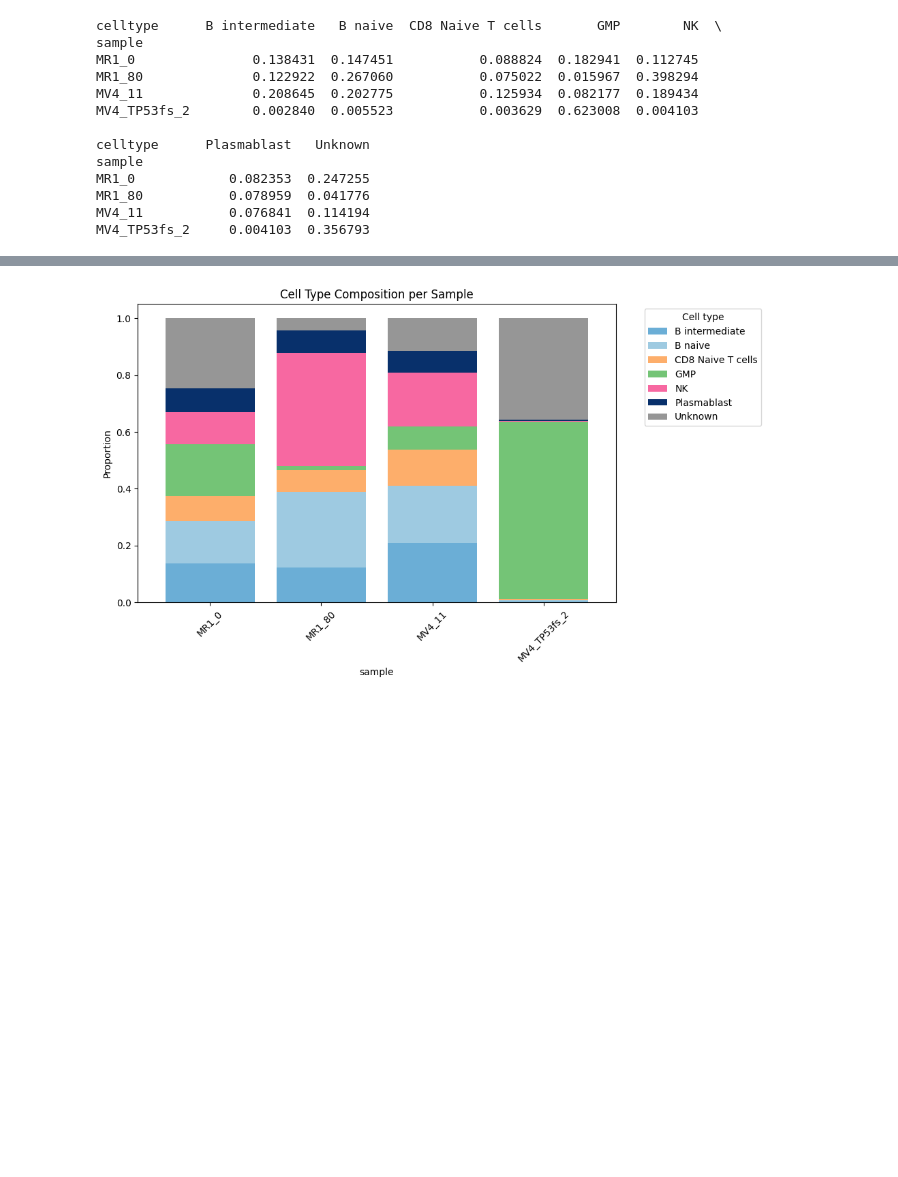
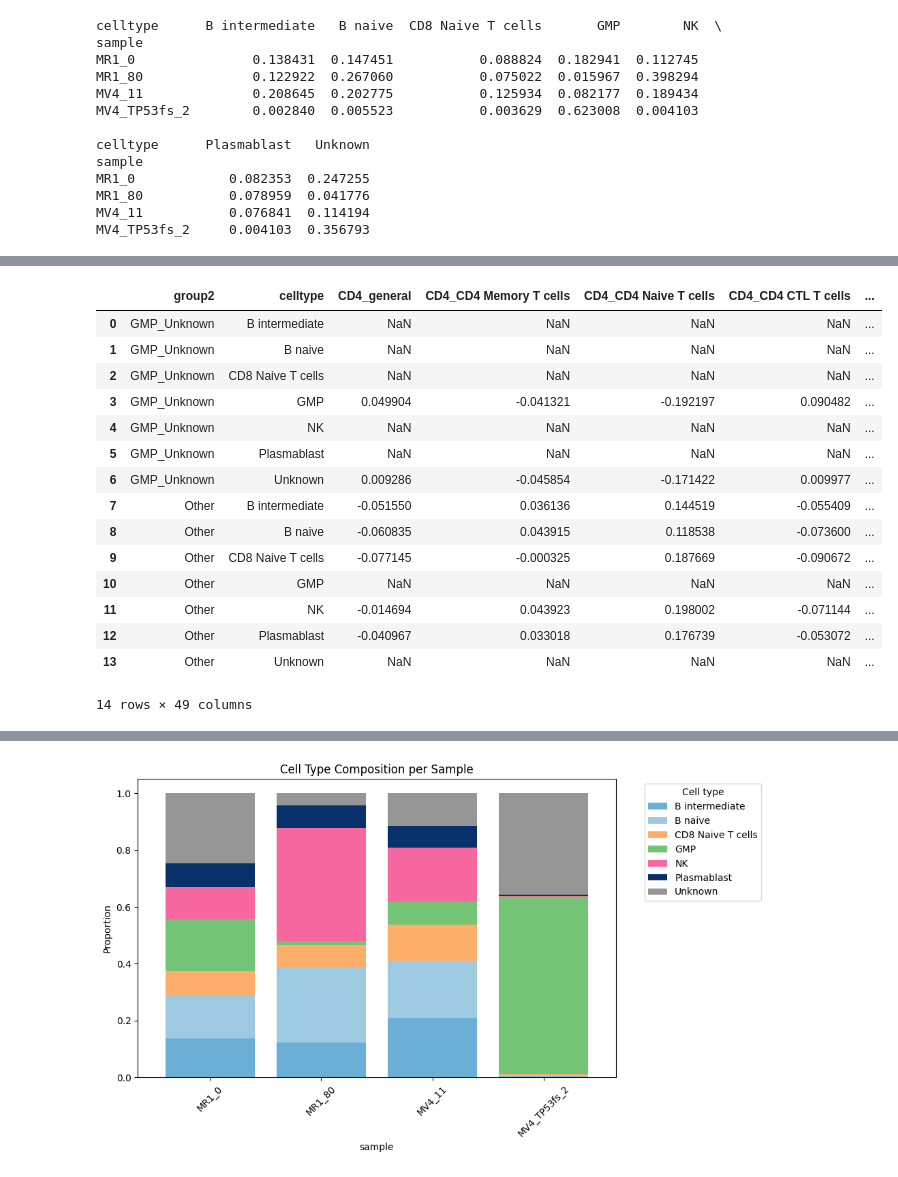
Before and after one commit to gaopeigi3/scRNA_pipeline, a Jupyter notebook: analysis/notebook/porpotion.ipynb, the cells around one changed output, grey strips where cells are left out. Saved outputs shown, nothing was run; the diff lists cells and outputs as text; code cells hidden in the pictures; blank space fills up the shorter version.

```diff
--- a/analysis/notebook/porpotion.ipynb
+++ b/analysis/notebook/porpotion.ipynb
@@ -33,0 +183,15 @@ MV4_TP53fs_2     0.004103  0.356793
+# %%
+import scanpy as sc
+
+for name, genes in gene_sets.items():
+    genes_use = [g for g in genes if g in adata.var_names]
+
+    if len(genes_use) < 2:
+        continue
+
+    sc.tl.score_genes(
+        adata,
+        gene_list=genes_use,
+        score_name=f"{name}_score",
+        use_raw=False
+    )
@@ -33,0 +795,29 @@ MV4_TP53fs_2     0.004103  0.356793
+# %%
+df = pd.concat([
+    score_df,
+    adata.obs[["group2", "celltype"]]
+], axis=1)
+result = (
+    df
+    .groupby(["group2", "celltype"])
+    .mean()
+    .reset_index()
+)
+result
+# %% [output]
+|  | group2 | celltype | CD4_general | CD4_CD4 Memory T cells | CD4_CD4 Naive T cells | CD4_CD4 CTL T cells | ... |
+| 0 | GMP_Unknown | B intermediate | NaN | NaN | NaN | NaN | ... |
+| 1 | GMP_Unknown | B naive | NaN | NaN | NaN | NaN | ... |
+| 2 | GMP_Unknown | CD8 Naive T cells | NaN | NaN | NaN | NaN | ... |
+| 3 | GMP_Unknown | GMP | 0.049904 | -0.041321 | -0.192197 | 0.090482 | ... |
+| 4 | GMP_Unknown | NK | NaN | NaN | NaN | NaN | ... |
+| 5 | GMP_Unknown | Plasmablast | NaN | NaN | NaN | NaN | ... |
+| 6 | GMP_Unknown | Unknown | 0.009286 | -0.045854 | -0.171422 | 0.009977 | ... |
+| 7 | Other | B intermediate | -0.051550 | 0.036136 | 0.144519 | -0.055409 | ... |
+| 8 | Other | B naive | -0.060835 | 0.043915 | 0.118538 | -0.073600 | ... |
+| 9 | Other | CD8 Naive T cells | -0.077145 | -0.000325 | 0.187669 | -0.090672 | ... |
+| 10 | Other | GMP | NaN | NaN | NaN | NaN | ... |
+| 11 | Other | NK | -0.014694 | 0.043923 | 0.198002 | -0.071144 | ... |
+| 12 | Other | Plasmablast | -0.040967 | 0.033018 | 0.176739 | -0.053072 | ... |
+| 13 | Other | Unknown | NaN | NaN | NaN | NaN | ... |
+14 rows × 49 columns
```
Also changed, not shown: parts of 28 cells of this notebook, 2 other files.
